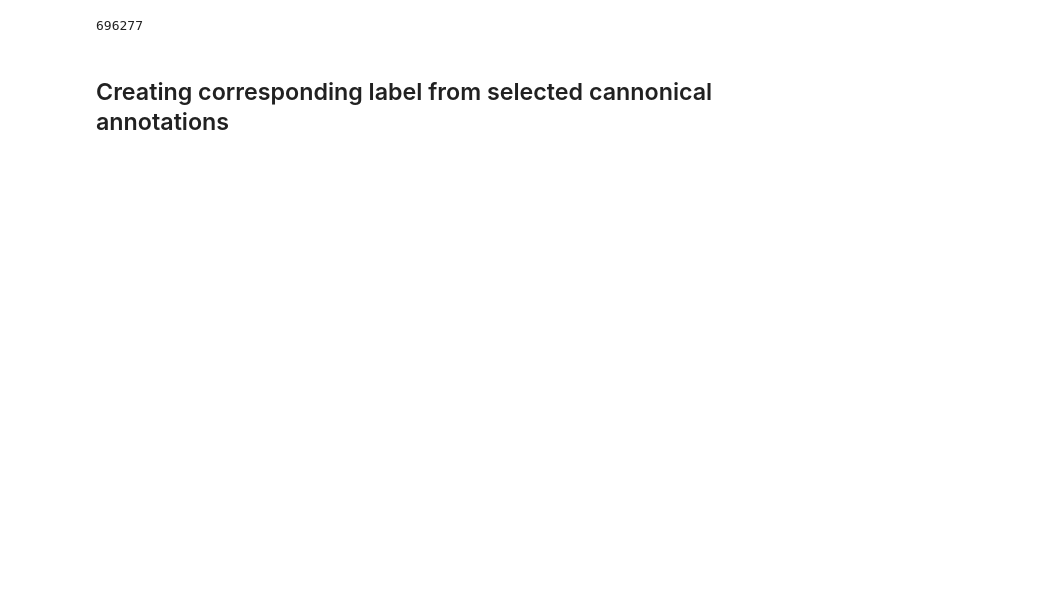
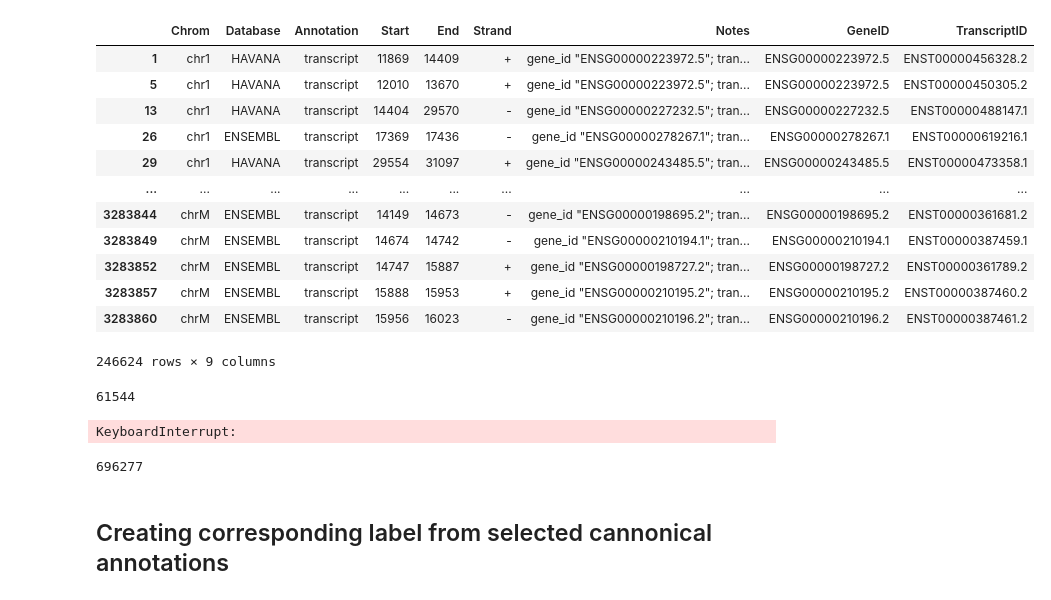
Before and after one commit to amberT15/RNA_multitask, a Jupyter notebook: data_generation/annotation_dataset.ipynb, the cells around one changed output. Saved outputs shown, nothing was run; the diff lists cells and outputs as text; code cells hidden in the pictures; blank space fills up the shorter version.

```diff
--- a/data_generation/annotation_dataset.ipynb
+++ b/data_generation/annotation_dataset.ipynb
@@ -13,14 +17,33 @@ annotation_df['TranscriptID'] = annotation_df['Notes'].apply(lambda x : x.split(
+# %%
+all_transcript_df
+# %% [output]
+|  | Chrom | Database | Annotation | Start | End | Strand | Notes | GeneID | TranscriptID |
+| 1 | chr1 | HAVANA | transcript | 11869 | 14409 | + | gene_id "ENSG00000223972.5"; tran... | ENSG00000223972.5 | ENST00000456328.2 |
+| 5 | chr1 | HAVANA | transcript | 12010 | 13670 | + | gene_id "ENSG00000223972.5"; tran... | ENSG00000223972.5 | ENST00000450305.2 |
+| 13 | chr1 | HAVANA | transcript | 14404 | 29570 | - | gene_id "ENSG00000227232.5"; tran... | ENSG00000227232.5 | ENST00000488147.1 |
+| 26 | chr1 | ENSEMBL | transcript | 17369 | 17436 | - | gene_id "ENSG00000278267.1"; tran... | ENSG00000278267.1 | ENST00000619216.1 |
+| 29 | chr1 | HAVANA | transcript | 29554 | 31097 | + | gene_id "ENSG00000243485.5"; tran... | ENSG00000243485.5 | ENST00000473358.1 |
+| ... | ... | ... | ... | ... | ... | ... | ... | ... | ... |
+| 3283844 | chrM | ENSEMBL | transcript | 14149 | 14673 | - | gene_id "ENSG00000198695.2"; tran... | ENSG00000198695.2 | ENST00000361681.2 |
+| 3283849 | chrM | ENSEMBL | transcript | 14674 | 14742 | - | gene_id "ENSG00000210194.1"; tran... | ENSG00000210194.1 | ENST00000387459.1 |
+| 3283852 | chrM | ENSEMBL | transcript | 14747 | 15887 | + | gene_id "ENSG00000198727.2"; tran... | ENSG00000198727.2 | ENST00000361789.2 |
+| 3283857 | chrM | ENSEMBL | transcript | 15888 | 15953 | + | gene_id "ENSG00000210195.2"; tran... | ENSG00000210195.2 | ENST00000387460.2 |
+| 3283860 | chrM | ENSEMBL | transcript | 15956 | 16023 | - | gene_id "ENSG00000210196.2"; tran... | ENSG00000210196.2 | ENST00000387461.2 |
+246624 rows × 9 columns
+# %%
+len(gene_list)
+# %% [output]
+61544
 # %%
-trans_id_list = []
-gene_list = annotation_df['GeneID'].unique()
-all_transcript_df = annotation_df[annotation_df['Annotation'] == 'transcript']
 for gene in tqdm(gene_list,total=len(gene_list)):
     transcript_df = all_transcript_df[all_transcript_df['GeneID']==gene]
-    trans_length = transcript_df['End'] - transcript_df['Start']
+    trans_length = np.absolute(transcript_df['End'] - transcript_df['Start'])
     max_trans_index = np.argmax(trans_length)
     max_trans = transcript_df.iloc[max_trans_index]
     max_id = max_trans['Notes'].split('"')[3]
     trans_id_list.append(max_id)
+# %% [output]
+KeyboardInterrupt:
 # %%
 gene_flag = (annotation_df['Annotation']=='gene')
 transcript_flag = (annotation_df['TranscriptID'].isin(trans_id_list))
```
Also changed, not shown: parts of 8 cells of this notebook, 8 other files.
